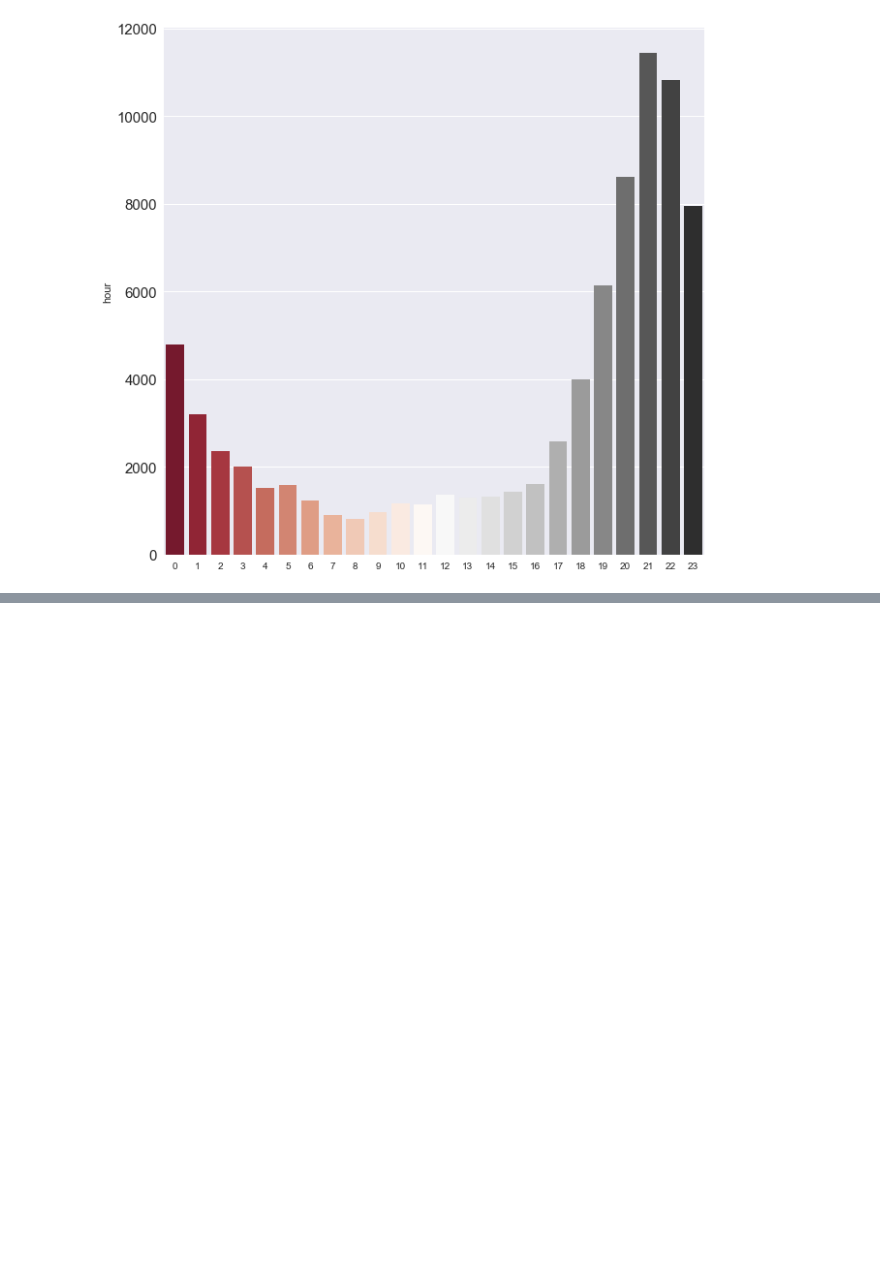
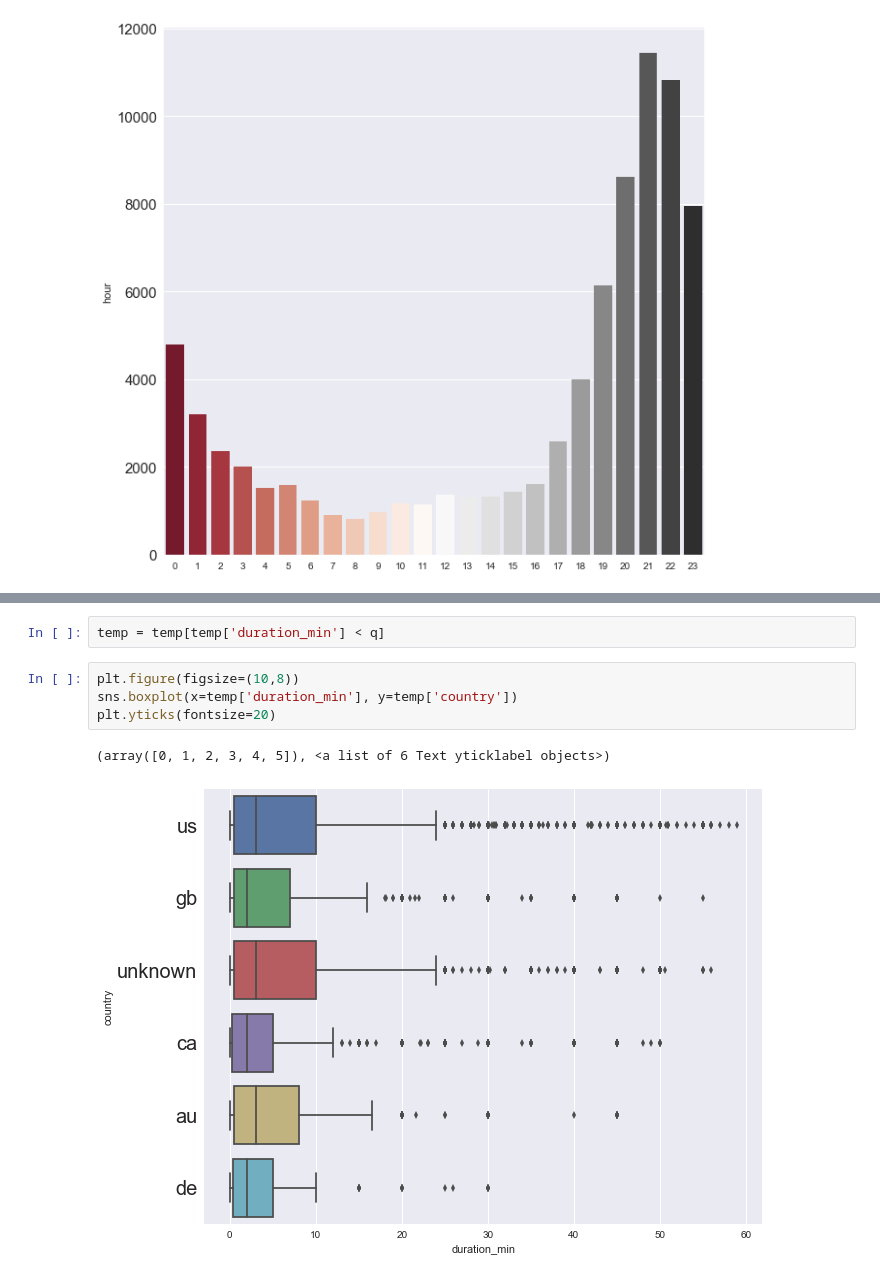
Before and after one commit to babinyurii/study-bench, a Jupyter notebook: ufo/UFO_walkthrough_1.ipynb, the cells around one changed output, grey strips where cells are left out. Drawn from its saved outputs; the diff is of its cells as text; blank space fills up the shorter version.

```diff
--- a/ufo/UFO_walkthrough_1.ipynb
+++ b/ufo/UFO_walkthrough_1.ipynb
@@ -488,0 +532,9 @@ plt.show()
+# %%
+temp = temp[temp['duration_min'] < q]
+# %%
+plt.figure(figsize=(10,8))
+sns.boxplot(x=temp['duration_min'], y=temp['country'])
+plt.yticks(fontsize=20)
+# %% [output]
+(array([0, 1, 2, 3, 4, 5]), <a list of 6 Text yticklabel objects>)
+[figure, added]
```
Also changed, not shown: parts of 12 cells of this notebook.
